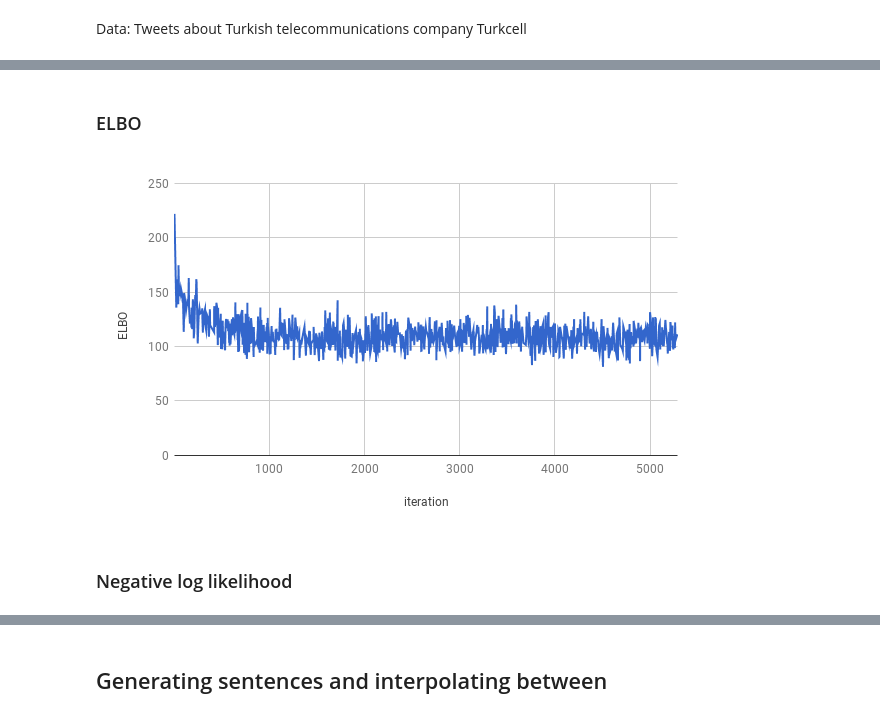
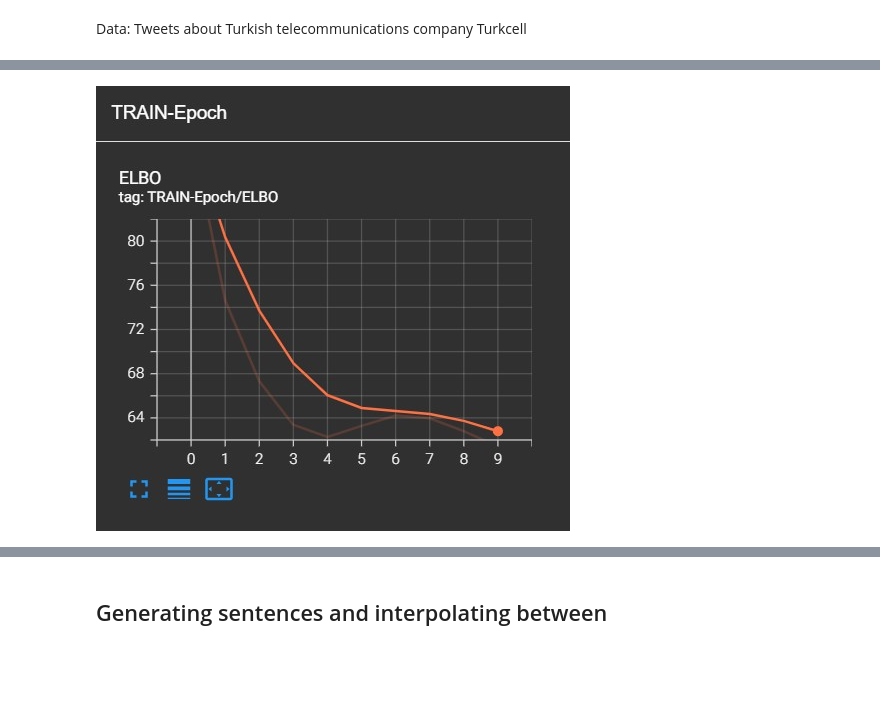
Before and after one commit to tolgarecep/nlp, a Jupyter notebook: turkcell_interpolation.ipynb, the cells around one changed output, grey strips where cells are left out. Drawn from its saved outputs; the diff is of its cells as text; code cells hidden in the pictures; blank space fills up the shorter version.

```diff
--- a/turkcell_interpolation.ipynb
+++ b/turkcell_interpolation.ipynb
@@ -100,8 +86,4 @@ Image(filename='/content/figs/hyperparameters.png')
-# %% [markdown]
-### ELBO
 # %%
-Image(filename='/content/figs/train_elbo.png')
+Image(filename='/content/figs/train-epoch_TS=2022-Jul-20-064630.jpg')
 # %% [output]
-[figure, old version]
+[figure, new version]
-# %% [markdown]
-### Negative log likelihood
```
Also changed, not shown: parts of 18 cells of this notebook.
